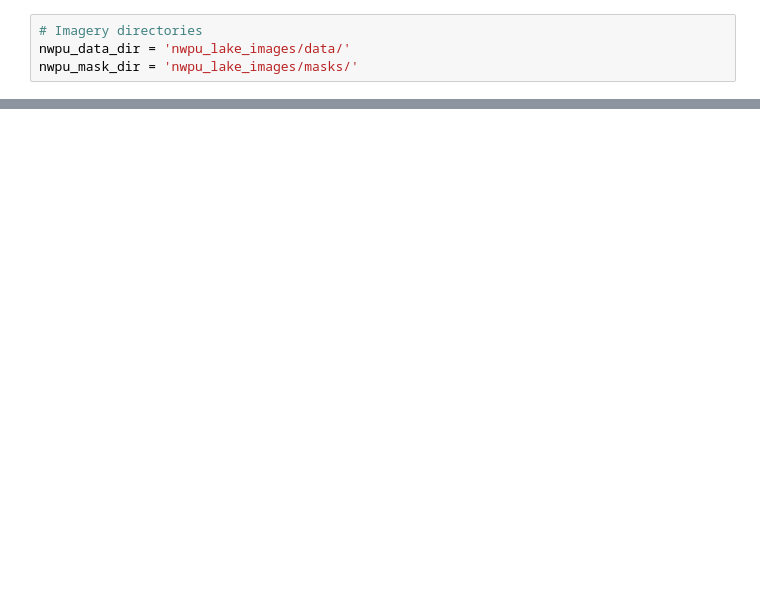
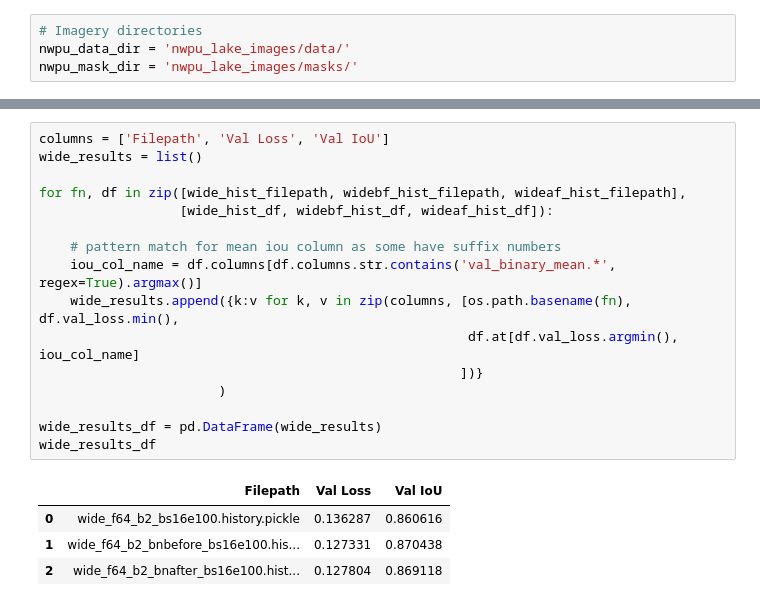
Before and after one commit to a-cass/eo-semantic-segmentation, a Jupyter notebook: nwpu-lakes/nwpu_lakes_segmentation_p7.ipynb, the cells around one changed output, grey strips where cells are left out. Drawn from its saved outputs; the diff is of its cells as text; blank space fills up the shorter version.

```diff
--- a/nwpu-lakes/nwpu_lakes_segmentation_p7.ipynb
+++ b/nwpu-lakes/nwpu_lakes_segmentation_p7.ipynb
@@ -757,0 +322,21 @@ Let's see how this model performs on the test data in the final evaluation!
+# %%
+columns = ['Filepath', 'Val Loss', 'Val IoU']
+wide_results = list()
+
+for fn, df in zip([wide_hist_filepath, widebf_hist_filepath, wideaf_hist_filepath],
+                  [wide_hist_df, widebf_hist_df, wideaf_hist_df]):
+
+    # pattern match for mean iou column as some have suffix numbers
+    iou_col_name = df.columns[df.columns.str.contains('val_binary_mean.*', regex=True).argmax()]
+    wide_results.append({k:v for k, v in zip(columns, [os.path.basename(fn), df.val_loss.min(),
+                                                       df.at[df.val_loss.argmin(), iou_col_name]
+                                                      ])}
+                       )
+
+wide_results_df = pd.DataFrame(wide_results)
+wide_results_df
+# %% [output]
+|  | Filepath | Val Loss | Val IoU |
+| 0 | wide_f64_b2_bs16e100.history.pickle | 0.136287 | 0.860616 |
+| 1 | wide_f64_b2_bnbefore_bs16e100.his... | 0.127331 | 0.870438 |
+| 2 | wide_f64_b2_bnafter_bs16e100.hist... | 0.127804 | 0.869118 |
```
Also changed, not shown: parts of 60 cells of this notebook, 2 other files.
